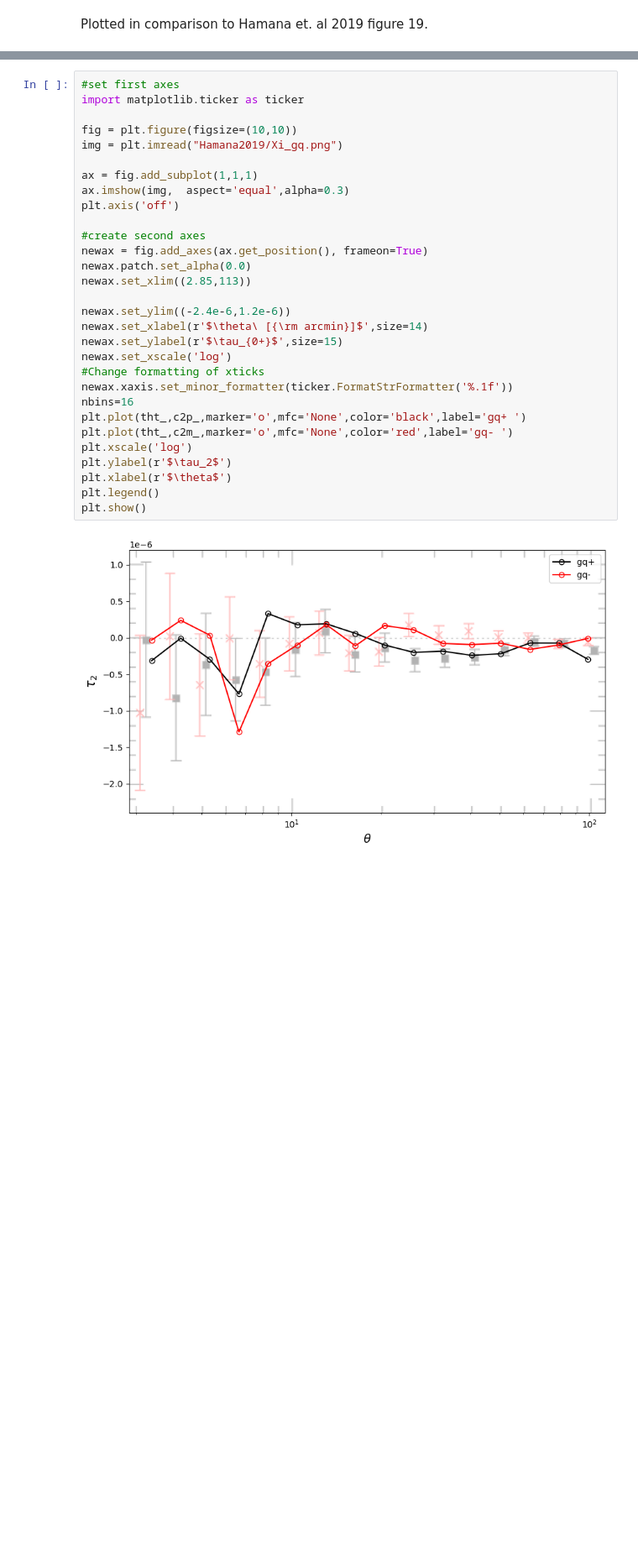
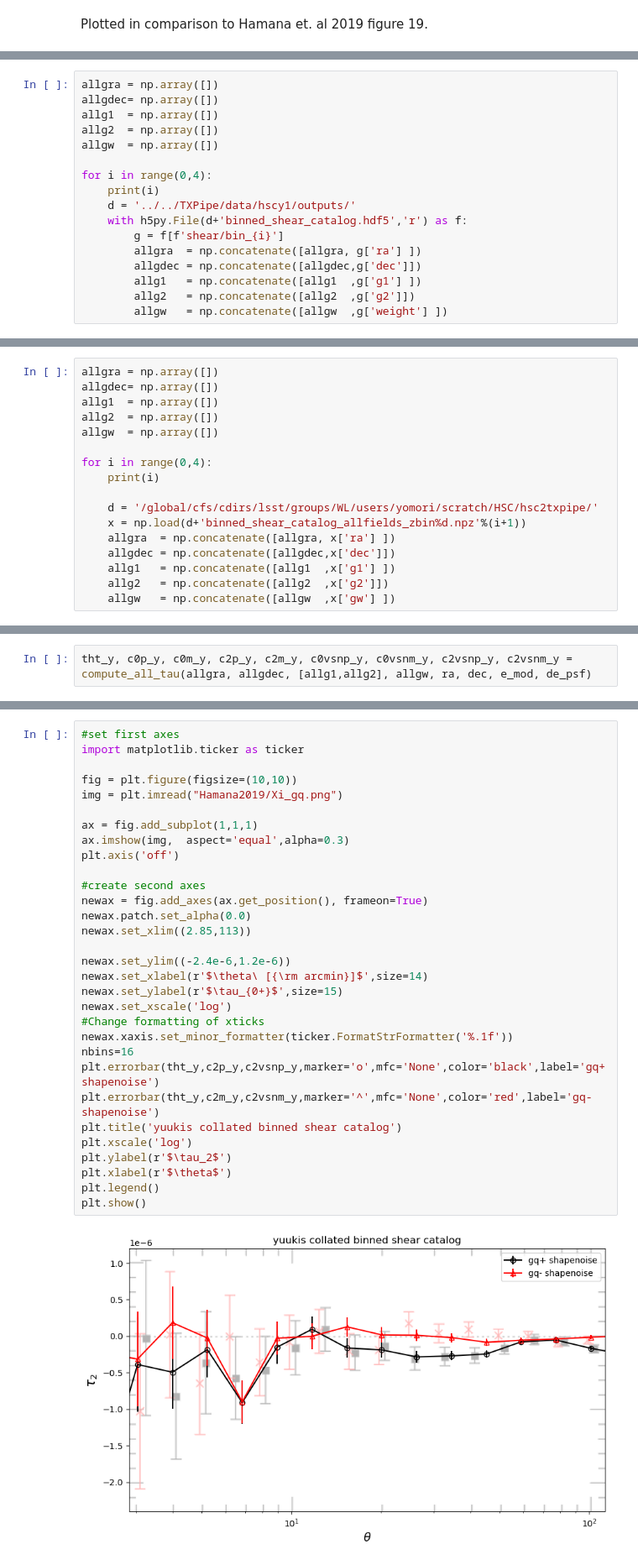
Before and after one commit to LSSTDESC/nulltests_txpipe, a Jupyter notebook: hscy1/TauStatsPaperComparison.ipynb, the cells around one changed output, grey strips where cells are left out. Shown at 84% size. Saved outputs shown, nothing was run; the diff lists cells and outputs as text; blank space fills up the shorter version.

```diff
--- a/hscy1/TauStatsPaperComparison.ipynb
+++ b/hscy1/TauStatsPaperComparison.ipynb
@@ -207,0 +208,17 @@ starting tau calculation...
+# %%
+allgra = np.array([])
+allgdec= np.array([])
+allg1  = np.array([])
+allg2  = np.array([])
+allgw  = np.array([])
+
+for i in range(0,4):
+    print(i)
+    d = '../../TXPipe/data/hscy1/outputs/'
+    with h5py.File(d+'binned_shear_catalog.hdf5','r') as f:
+        g = f[f'shear/bin_{i}']
+        allgra  = np.concatenate([allgra, g['ra'] ])
+        allgdec = np.concatenate([allgdec,g['dec']])
+        allg1   = np.concatenate([allg1  ,g['g1'] ])
+        allg2   = np.concatenate([allg2  ,g['g2']])
+        allgw   = np.concatenate([allgw  ,g['weight'] ])
@@ -279,0 +303,17 @@ starting tau calculation...
+# %%
+allgra = np.array([])
+allgdec= np.array([])
+allg1  = np.array([])
+allg2  = np.array([])
+allgw  = np.array([])
+
+for i in range(0,4):
+    print(i)
+
+    d = '/global/cfs/cdirs/lsst/groups/WL/users/yomori/scratch/HSC/hsc2txpipe/'
+    x = np.load(d+'binned_shear_catalog_allfields_zbin%d.npz'%(i+1))
+    allgra  = np.concatenate([allgra, x['ra'] ])
+    allgdec = np.concatenate([allgdec,x['dec']])
+    allg1   = np.concatenate([allg1  ,x['g1'] ])
+    allg2   = np.concatenate([allg2  ,x['g2']])
+    allgw   = np.concatenate([allgw  ,x['gw'] ])
@@ -279,0 +325,2 @@ starting tau calculation...
+# %%
+tht_y, c0p_y, c0m_y, c2p_y, c2m_y, c0vsnp_y, c0vsnm_y, c2vsnp_y, c2vsnm_y = compute_all_tau(allgra, allgdec, [allg1,allg2], allgw, ra, dec, e_mod, de_psf)
@@ -315,32 +365,33 @@ plt.show()
 # %%
 #set first axes
 import matplotlib.ticker as ticker
 
 fig = plt.figure(figsize=(10,10))
 img = plt.imread("Hamana2019/Xi_gq.png")
 
 ax = fig.add_subplot(1,1,1)
 ax.imshow(img,  aspect='equal',alpha=0.3)
 plt.axis('off')
 
 #create second axes
 newax = fig.add_axes(ax.get_position(), frameon=True)
 newax.patch.set_alpha(0.0)
 newax.set_xlim((2.85,113))
 
 newax.set_ylim((-2.4e-6,1.2e-6))
 newax.set_xlabel(r'$\theta\ [{\rm arcmin}]$',size=14)
 newax.set_ylabel(r'$\tau_{0+}$',size=15)
 newax.set_xscale('log')
 #Change formatting of xticks
 newax.xaxis.set_minor_formatter(ticker.FormatStrFormatter('%.1f'))
 nbins=16
-plt.plot(tht_,c2p_,marker='o',mfc='None',color='black',label='gq+ ')
-plt.plot(tht_,c2m_,marker='o',mfc='None',color='red',label='gq- ')
+plt.errorbar(tht_y,c2p_y,c2vsnp_y,marker='o',mfc='None',color='black',label='gq+ shapenoise')
+plt.errorbar(tht_y,c2m_y,c2vsnm_y,marker='^',mfc='None',color='red',label='gq- shapenoise')
+plt.title('yuukis collated binned shear catalog')
 plt.xscale('log')
 plt.ylabel(r'$\tau_2$')
 plt.xlabel(r'$\theta$')
 plt.legend()
 plt.show()
 # %% [output]
-[figure, old version]
+[figure, new version]
```
Also changed, not shown: parts of 29 cells of this notebook.
